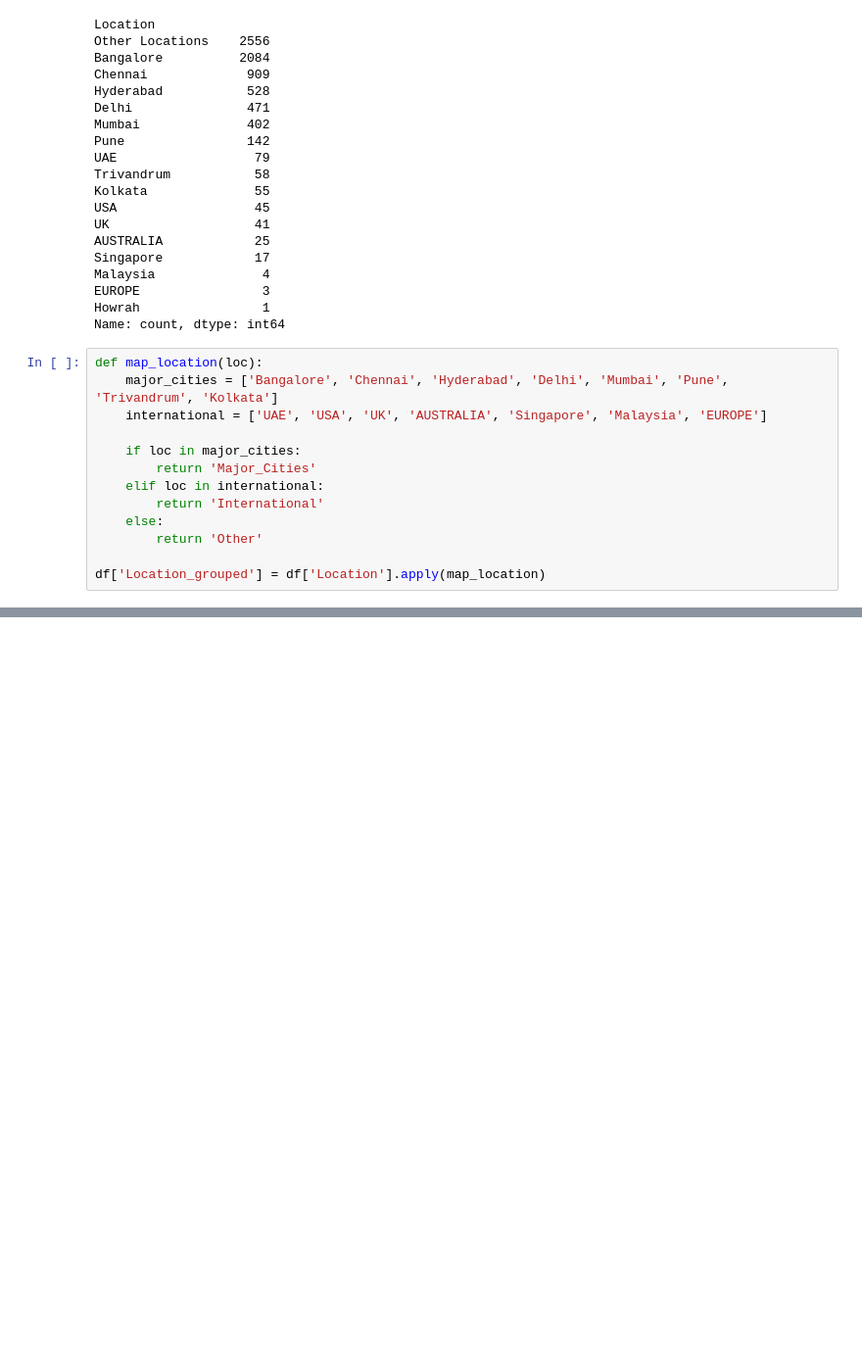
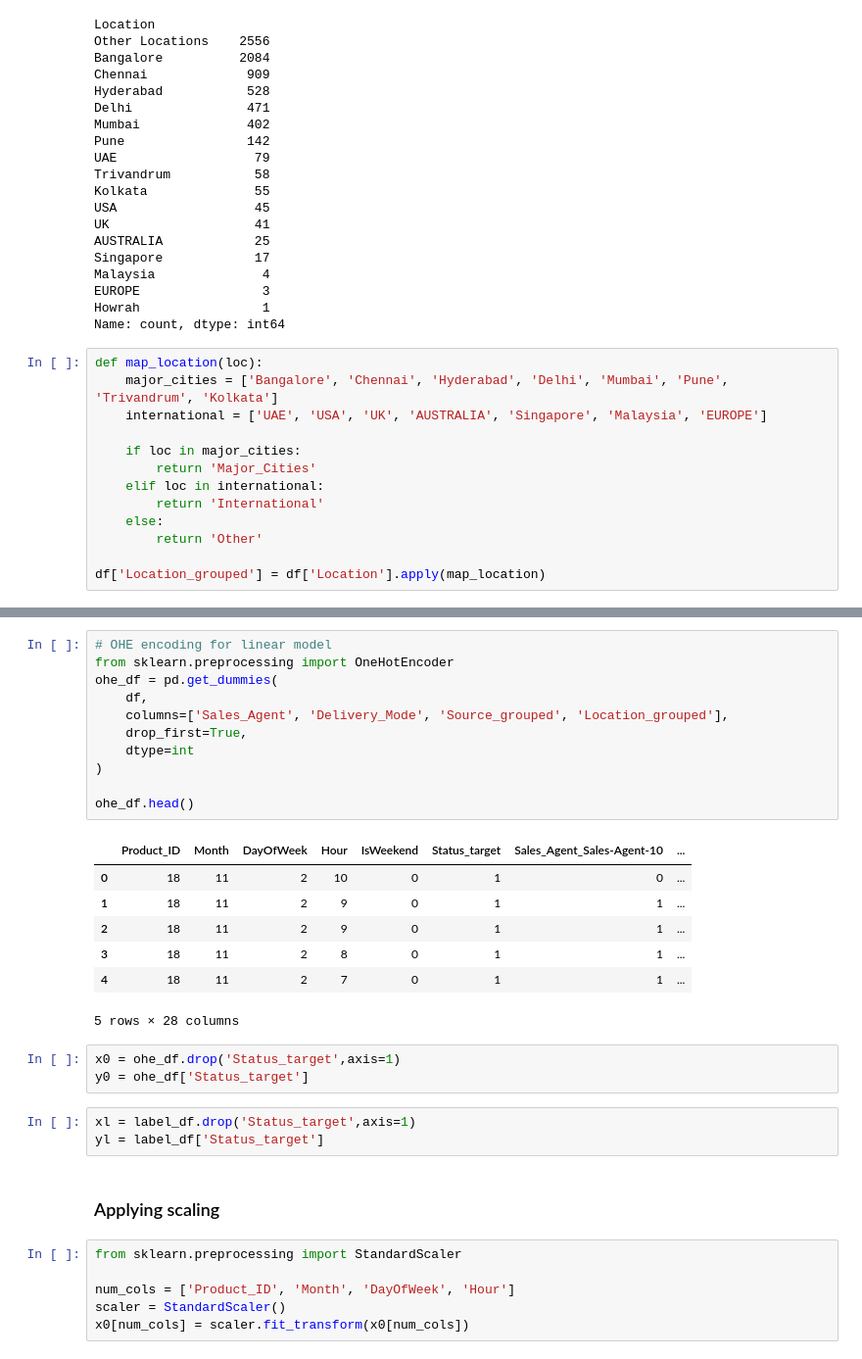
Before and after one commit to sahiljahagirdar/Product_Sales, a Jupyter notebook: Lead_Predict.ipynb, the cells around one changed output, grey strips where cells are left out. Shown at 98% size. Cells and saved outputs as stored; diff of their text form; blank space fills up the shorter version.

```diff
--- a/Lead_Predict.ipynb
+++ b/Lead_Predict.ipynb
@@ -447,0 +510,33 @@ df.head()
+# %%
+# OHE encoding for linear model
+from sklearn.preprocessing import OneHotEncoder
+ohe_df = pd.get_dummies(
+    df,
+    columns=['Sales_Agent', 'Delivery_Mode', 'Source_grouped', 'Location_grouped'],
+    drop_first=True,
+    dtype=int
+)
+
+ohe_df.head()
+# %% [output]
+|  | Product_ID | Month | DayOfWeek | Hour | IsWeekend | Status_target | Sales_Agent_Sales-Agent-10 | ... |
+| 0 | 18 | 11 | 2 | 10 | 0 | 1 | 0 | ... |
+| 1 | 18 | 11 | 2 | 9 | 0 | 1 | 1 | ... |
+| 2 | 18 | 11 | 2 | 9 | 0 | 1 | 1 | ... |
+| 3 | 18 | 11 | 2 | 8 | 0 | 1 | 1 | ... |
+| 4 | 18 | 11 | 2 | 7 | 0 | 1 | 1 | ... |
+5 rows × 28 columns
+# %%
+x0 = ohe_df.drop('Status_target',axis=1)
+y0 = ohe_df['Status_target']
+# %%
+xl = label_df.drop('Status_target',axis=1)
+yl = label_df['Status_target']
+# %% [markdown]
+### Applying scaling
+# %%
+from sklearn.preprocessing import StandardScaler
+
+num_cols = ['Product_ID', 'Month', 'DayOfWeek', 'Hour']
+scaler = StandardScaler()
+x0[num_cols] = scaler.fit_transform(x0[num_cols])
```
Also changed, not shown: parts of 25 cells of this notebook.
